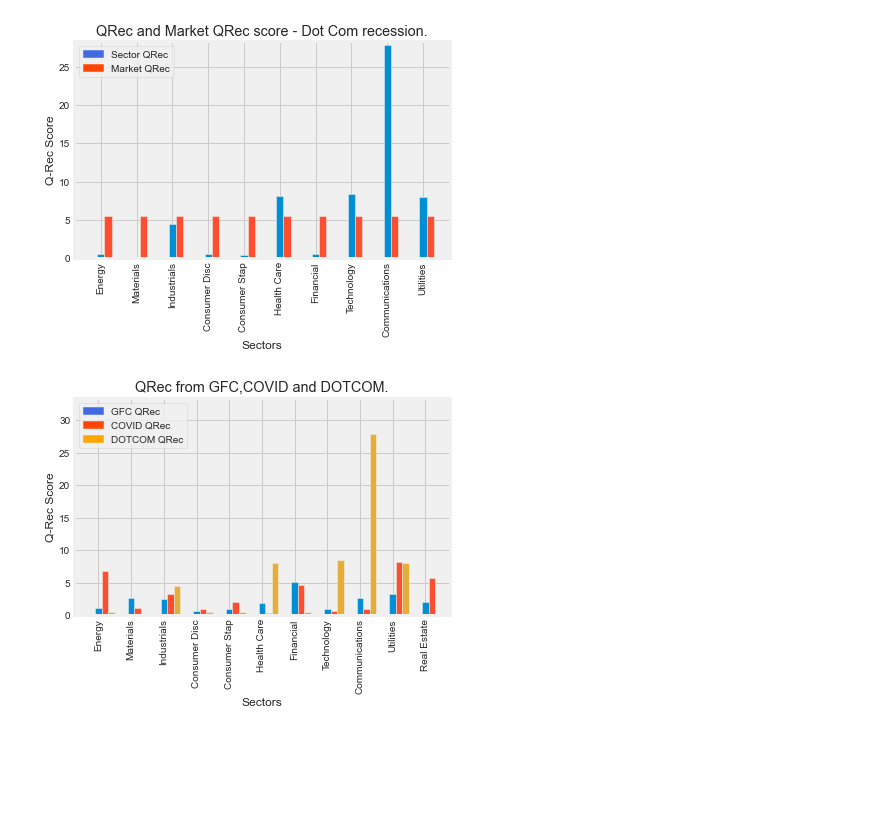
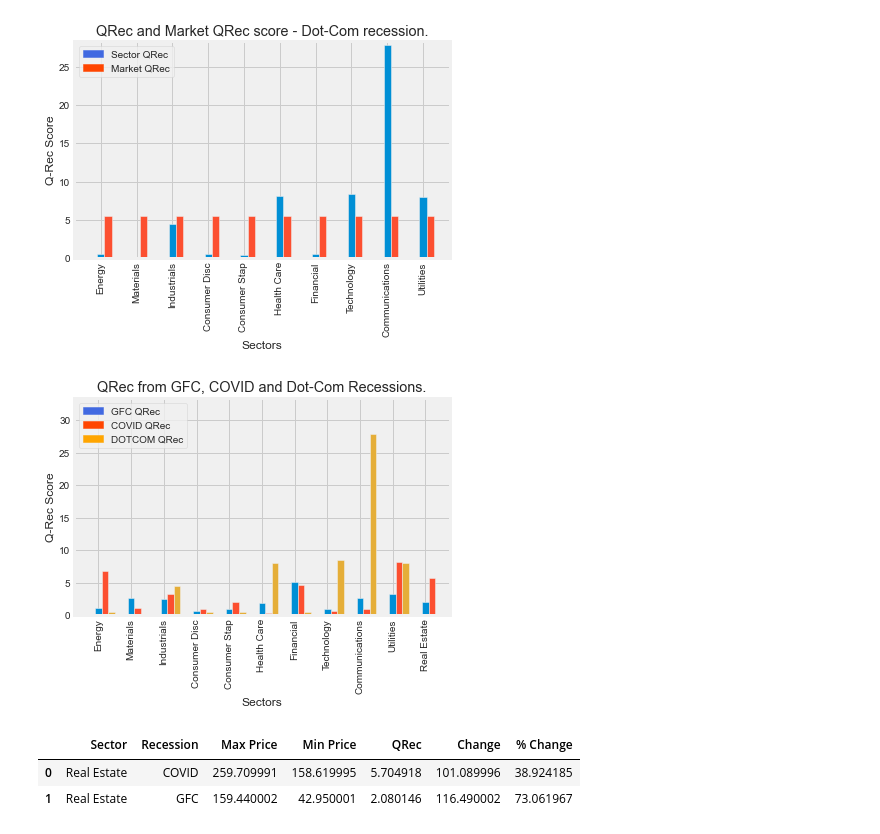
Before and after one commit to MAICATRAN/Group_Project1, a Jupyter notebook: Chris_Branch/Chris_Branch.ipynb, the cells around one changed output. Saved outputs shown, nothing was run; the diff lists cells and outputs as text; code cells hidden in the pictures; blank space fills up the shorter version.

Commit message:
Presentation Started.

```diff
--- a/Chris_Branch/Chris_Branch.ipynb
+++ b/Chris_Branch/Chris_Branch.ipynb
@@ -1250,8 +1250,8 @@ combined5_df = pd.merge(combined4_df, Health_Care_Cleaned_df, how="left", on=["D
 combined6_df = pd.merge(combined5_df, Financial_Cleaned_df, how="left", on=["Date", "Date"])
 combined7_df = pd.merge(combined6_df, Technology_Cleaned_df, how="left", on=["Date", "Date"])
 combined8_df = pd.merge(combined7_df, Communications_Cleaned_df, how="left", on=["Date", "Date"])
-Combined_Sectors_df = pd.merge(combined8_df, Utilities_Cleaned_df, how="left", on=["Date", "Date"])
-Combined_Sectors_df[["Date", "Energy Close", "Materials Close", "Industrials Close", "Consumer Disc Close", "Consumer Stap Close", "Health Care Close", "Financial Close", "Technology Close", "Communications Close", "Utilities Close"]].head()
+Combined_Sectors5_df = pd.merge(combined8_df, Utilities_Cleaned_df, how="left", on=["Date", "Date"])
+Combined_Sectors5_df[["Date", "Energy Close", "Materials Close", "Industrials Close", "Consumer Disc Close", "Consumer Stap Close", "Health Care Close", "Financial Close", "Technology Close", "Communications Close", "Utilities Close"]].head()
 # %% [output]
 |  | Date | Energy Close | Materials Close | Industrials Close | Consumer Disc Close | Consumer Stap Close | ... |
 | 0 | 2001-02-28 | 228.330002 | 129.309998 | 278.459991 | 248.389999 | 225.770004 | ... |
@@ -1289,9 +1289,9 @@ end_date_list=[]
 
 for sector in sectors_title:
     try:
-        Price_Start = Combined_Sectors_df[f"{sector} Close"][0]
+        Price_Start = Combined_Sectors5_df[f"{sector} Close"][0]
         eve_price.append(Price_Start)
-        eve_date=Combined_Sectors_df["Date"][0]
+        eve_date=Combined_Sectors5_df["Date"][0]
         eve_date_list.append(eve_date)
         end_date_list.append(Dot_Com_end)
     except KeyError:
@@ -1396,8 +1396,8 @@ combined5_df = pd.merge(combined4_df, Health_Care2_Cleaned_df, how="left", on=["
 combined6_df = pd.merge(combined5_df, Financial2_Cleaned_df, how="left", on=["Date", "Date"])
 combined7_df = pd.merge(combined6_df, Technology2_Cleaned_df, how="left", on=["Date", "Date"])
 combined8_df = pd.merge(combined7_df, Communications2_Cleaned_df, how="left", on=["Date", "Date"])
-Combined_Sectors2_df = pd.merge(combined8_df, Utilities2_Cleaned_df, how="left", on=["Date", "Date"])
-Combined_Sectors2_df[["Date", "Energy Close", "Materials Close", "Industrials Close", "Consumer Disc Close", "Consumer Stap Close", "Health Care Close", "Financial Close", "Technology Close", "Communications Close", "Utilities Close"]].head()
+Combined_Sectors6_df = pd.merge(combined8_df, Utilities2_Cleaned_df, how="left", on=["Date", "Date"])
+Combined_Sectors6_df[["Date", "Energy Close", "Materials Close", "Industrials Close", "Consumer Disc Close", "Consumer Stap Close", "Health Care Close", "Financial Close", "Technology Close", "Communications Close", "Utilities Close"]].head()
 # %% [output]
 |  | Date | Energy Close | Materials Close | Industrials Close | Consumer Disc Close | Consumer Stap Close | ... |
 | 0 | 2001-10-31 | 209.520004 | 122.169998 | 233.119995 | 208.070007 | 212.699997 | ... |
@@ -1431,70 +1431,70 @@ recovery_dates=[]
 
 # Energy:
 
-Energy_Higher_Than_Eve_df=Combined_Sectors2_df.loc[Combined_Sectors2_df["Energy Close"]>= eve_price[0], :]
+Energy_Higher_Than_Eve_df=Combined_Sectors6_df.loc[Combined_Sectors6_df["Energy Close"]>= eve_price[0], :]
 Energy_Recovery_First_Row=Energy_Higher_Than_Eve_df.iloc[0,:].tolist()
 Energy_Recovery_Date=Energy_Recovery_First_Row[0]
 recovery_dates.append(Energy_Recovery_Date)
 
 # Materials
 
-Materials_Higher_Than_Eve_df=Combined_Sectors2_df.loc[Combined_Sectors2_df["Materials Close"]>= eve_price[1], :]
+Materials_Higher_Than_Eve_df=Combined_Sectors6_df.loc[Combined_Sectors6_df["Materials Close"]>= eve_price[1], :]
 Materials_Recovery_First_Row=Materials_Higher_Than_Eve_df.iloc[0,:].tolist()
 Materials_Recovery_Date=Materials_Recovery_First_Row[0]
 recovery_dates.append(Materials_Recovery_Date)
 
 #Industrials
 
-Industrials_Higher_Than_Eve_df=Combined_Sectors2_df.loc[Combined_Sectors2_df["Industrials Close"]>= eve_price[2], :]
+Industrials_Higher_Than_Eve_df=Combined_Sectors6_df.loc[Combined_Sectors6_df["Industrials Close"]>= eve_price[2], :]
 Industrials_Recovery_First_Row=Industrials_Higher_Than_Eve_df.iloc[0,:].tolist()
 Industrials_Recovery_Date=Industrials_Recovery_First_Row[0]
 recovery_dates.append(Industrials_Recovery_Date)
 
 #Consumer Disc
 
-Consumer_Disc_Higher_Than_Eve_df=Combined_Sectors2_df.loc[Combined_Sectors2_df["Consumer Disc Close"]>= eve_price[3], :]
+Consumer_Disc_Higher_Than_Eve_df=Combined_Sectors6_df.loc[Combined_Sectors6_df["Consumer Disc Close"]>= eve_price[3], :]
 Consumer_Disc_Recovery_First_Row=Consumer_Disc_Higher_Than_Eve_df.iloc[0,:].tolist()
 Consumer_Disc_Recovery_Date=Consumer_Disc_Recovery_First_Row[0]
 recovery_dates.append(Consumer_Disc_Recovery_Date)
 
 #Consumer Stap
 
-Consumer_Stap_Higher_Than_Eve_df=Combined_Sectors2_df.loc[Combined_Sectors2_df["Consumer Stap Close"]>= eve_price[4], :]
+Consumer_Stap_Higher_Than_Eve_df=Combined_Sectors6_df.loc[Combined_Sectors6_df["Consumer Stap Close"]>= eve_price[4], :]
 Consumer_Stap_Recovery_First_Row=Consumer_Stap_Higher_Than_Eve_df.iloc[0,:].tolist()
 Consumer_Stap_Recovery_Date=Consumer_Stap_Recovery_First_Row[0]
 recovery_dates.append(Consumer_Stap_Recovery_Date)
 
 # Health Care
 
-Health_Care_Higher_Than_Eve_df=Combined_Sectors2_df.loc[Combined_Sectors2_df["Health Care Close"]>= eve_price[5], :]
+Health_Care_Higher_Than_Eve_df=Combined_Sectors6_df.loc[Combined_Sectors6_df["Health Care Close"]>= eve_price[5], :]
 Health_Care_Recovery_First_Row=Health_Care_Higher_Than_Eve_df.iloc[0,:].tolist()
 Health_Care_Recovery_Date=Health_Care_Recovery_First_Row[0]
 recovery_dates.append(Health_Care_Recovery_Date)
 
 # Financial
 
-Financial_Higher_Than_Eve_df=Combined_Sectors2_df.loc[Combined_Sectors2_df["Financial Close"]>= eve_price[6], :]
+Financial_Higher_Than_Eve_df=Combined_Sectors6_df.loc[Combined_Sectors6_df["Financial Close"]>= eve_price[6], :]
 Financial_Recovery_First_Row=Financial_Higher_Than_Eve_df.iloc[0,:].tolist()
 Financial_Recovery_Date=Financial_Recovery_First_Row[0]
 recovery_dates.append(Financial_Recovery_Date)
 
 # Technology
 
-Technology_Higher_Than_Eve_df=Combined_Sectors2_df.loc[Combined_Sectors2_df["Technology Close"]>= eve_price[7], :]
+Technology_Higher_Than_Eve_df=Combined_Sectors6_df.loc[Combined_Sectors6_df["Technology Close"]>= eve_price[7], :]
 Technology_Recovery_First_Row=Technology_Higher_Than_Eve_df.iloc[0,:].tolist()
 Technology_Recovery_Date=Technology_Recovery_First_Row[0]
 recovery_dates.append(Technology_Recovery_Date)
 
 # Communications
 
-Communications_Higher_Than_Eve_df=Combined_Sectors2_df.loc[Combined_Sectors2_df["Communications Close"]>= eve_price[8], :]
+Communications_Higher_Than_Eve_df=Combined_Sectors6_df.loc[Combined_Sectors6_df["Communications Close"]>= eve_price[8], :]
 Communications_Recovery_First_Row=Communications_Higher_Than_Eve_df.iloc[0,:].tolist()
 Communications_Recovery_Date=Communications_Recovery_First_Row[0]
 recovery_dates.append(Communications_Recovery_Date)
 
 # Utilities
 
-Utilities_Higher_Than_Eve_df=Combined_Sectors2_df.loc[Combined_Sectors2_df["Utilities Close"]>= eve_price[9], :]
+Utilities_Higher_Than_Eve_df=Combined_Sectors6_df.loc[Combined_Sectors6_df["Utilities Close"]>= eve_price[9], :]
 Utilities_Recovery_First_Row=Utilities_Higher_Than_Eve_df.iloc[0,:].tolist()
 Utilities_Recovery_Date=Utilities_Recovery_First_Row[0]
 recovery_dates.append(Utilities_Recovery_Date)
@@ -1711,35 +1711,35 @@ w=0.2
 x=Eve_to_Recovery_MARKET1_df["Sector"].tolist()
 
 QRecDOTCOM = Eve_to_Recovery_MARKET2_df["QRec"].tolist()
 QRecDOTCOM.append(0)
 QRecGFC = Eve_to_Recovery_MARKET1_df["QRec"].tolist()
 QRecCOVID = Eve_to_Recovery_MARKET_df["QRec"].tolist()
 
 bar1=np.arange(len(x))
 bar2=[i+w for i in bar1]
 bar3=[i+2*w for i in bar1]
 
 plt.bar(bar1, QRecGFC, w, label="GFC")
 plt.bar(bar2, QRecCOVID, w, label="COVID")
 plt.bar(bar3, QRecDOTCOM, w, label="DOTCOM")
 
 plt.xticks(bar1, x, rotation='vertical')
 
 plt.xlim(-0.75, len(x)-0.25)
 plt.ylim(0, max(QRec)+5.5)
 
-plt.title("QRec from GFC,COVID and DOTCOM.")
+plt.title("QRec from GFC, COVID and Dot-Com Recessions.")
 plt.xlabel("Sectors")
 plt.ylabel("Q-Rec Score")
 
 colors = {'GFC QRec':'royalblue', 'COVID QRec':'orangered', 'DOTCOM QRec':'orange'}
 labels = list(colors.keys())
 handles = [plt.Rectangle((0,0),1,1, color=colors[label]) for label in labels]
 plt.legend(handles, labels)
 
 plt.savefig(f"QRec for GFC, COVID and DOTCOM by Sector.png")
 # %% [output]
-[figure, old version]
+[figure, new version]
 # %%
 Sectors=Eve_to_Recovery_MARKET_df["Sector"].tolist()
 COVID_QRecs=Eve_to_Recovery_MARKET_df["QRec"].tolist()
@@ -1757,0 +2148,38 @@ QRec_df.to_csv(f"QRecs/QRecs.csv", index=True, header=True)
+# %%
+Sector_Name=[]
+Recession_Name=[]
+Mins=[]
+QRecs=[]
+Min_Covid=Combined_Sectors_df["Real Estate Close"].min()
+Mins.append(Min_Covid)
+Sector_Name.append("Real Estate")
+Recession_Name.append("COVID")
+Min_GFC=Combined_Sectors3_df["Real Estate Close"].min()
+Mins.append(Min_GFC)
+Sector_Name.append("Real Estate")
+Recession_Name.append("GFC")
+
+
+Maxs=[]
+Max_Covid=Combined_Sectors_df["Real Estate Close"].max()
+Maxs.append(Max_Covid)
+Max_GFC=Combined_Sectors3_df["Real Estate Close"].max()
+Maxs.append(Max_GFC)
+
+
+COVID_QRec=Eve_to_Recovery_MARKET_df["QRec"][10].tolist()
+QRecs.append(COVID_QRec)
+GFC_QRec=Eve_to_Recovery_MARKET1_df["QRec"][10].tolist()
+QRecs.append(GFC_QRec)
+
+Real_Estate_df=pd.DataFrame({"Sector":Sector_Name, "Recession":Recession_Name, "Max Price":Maxs, "Min Price":Mins, "QRec":QRecs})
+change_in_Real_Estate_price= Real_Estate_df["Max Price"]-Real_Estate_df["Min Price"]
+Real_Estate_df["Change"]=change_in_Real_Estate_price
+Percentage_change_in_Real_Estate_price=100*Real_Estate_df["Change"]/Real_Estate_df["Max Price"]
+Real_Estate_df["% Change"]=Percentage_change_in_Real_Estate_price
+Real_Estate_df.reset_index(drop=True, inplace=True)
+Real_Estate_df
+# %% [output]
+|  | Sector | Recession | Max Price | Min Price | QRec | Change | % Change |
+| 0 | Real Estate | COVID | 259.709991 | 158.619995 | 5.704918 | 101.089996 | 38.924185 |
+| 1 | Real Estate | GFC | 159.440002 | 42.950001 | 2.080146 | 116.490002 | 73.061967 |
```
Also changed, not shown: parts of 20 cells of this notebook, 14 other files.
